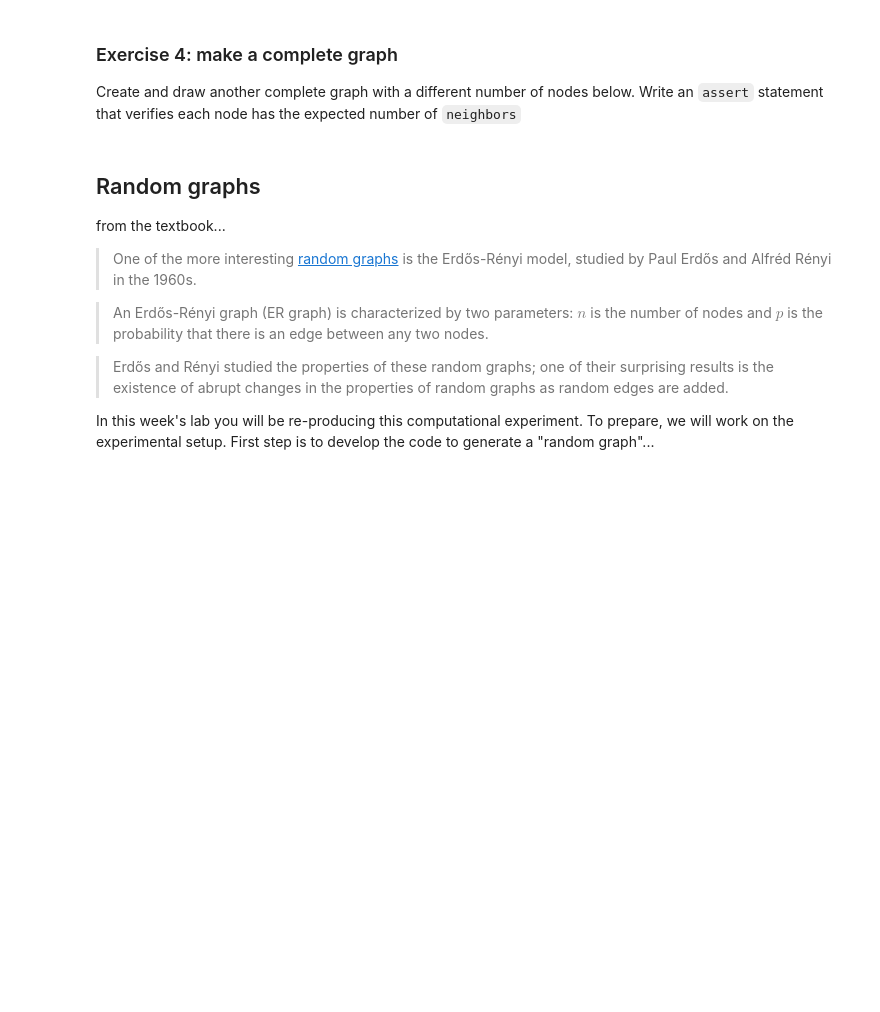
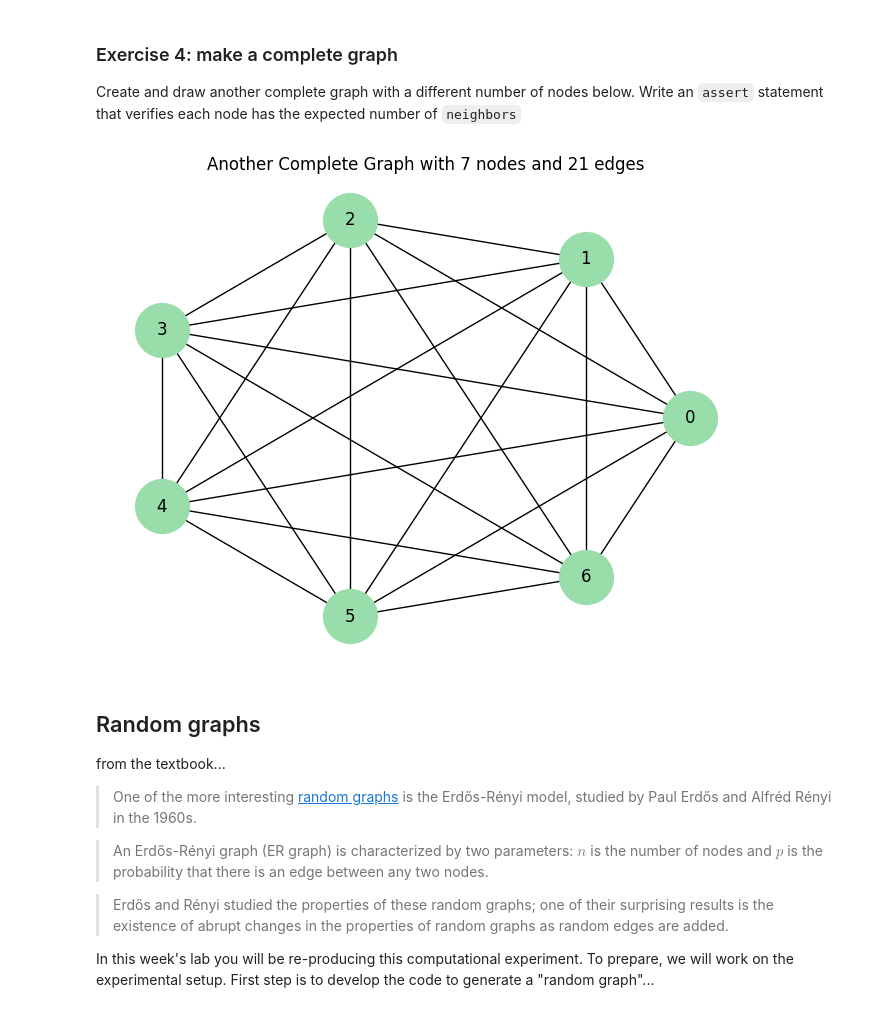
Before and after one commit to nikag2006/cap-comp215, a Jupyter notebook: lessons/week04-graphs.ipynb, the cells around one changed output. Cells and saved outputs as stored; diff of their text form; code cells hidden in the pictures; blank space fills up the shorter version.

```diff
--- a/lessons/week04-graphs.ipynb
+++ b/lessons/week04-graphs.ipynb
@@ -210,3 +208,21 @@ Write an `assert` statement that verifies each node has the expected number of `
+# %%
+# Solution for Ex. 4 here...
+another_complete_graph = make_complete_graph(7)
+nx.draw_circular(another_complete_graph,
+                 node_color='#99ddaa',
+                 node_size=1500,
+                 with_labels=True)
+plt.gca().set(
+    title=f'Another Complete Graph with {another_complete_graph.number_of_nodes()} nodes and {another_complete_graph.number_of_edges()} edges'
+)
+plt.show()
+
+# Verify each node has the expected number of neighbors
+num_nodes = another_complete_graph.number_of_nodes()
+for node in another_complete_graph.nodes():
+    assert len(list(another_complete_graph.neighbors(node))) == num_nodes - 1
+# %% [output]
+[figure, added]
 # %% [markdown]
 ## Random graphs
 from the textbook...
```
Also changed, not shown: parts of 13 cells of this notebook.
